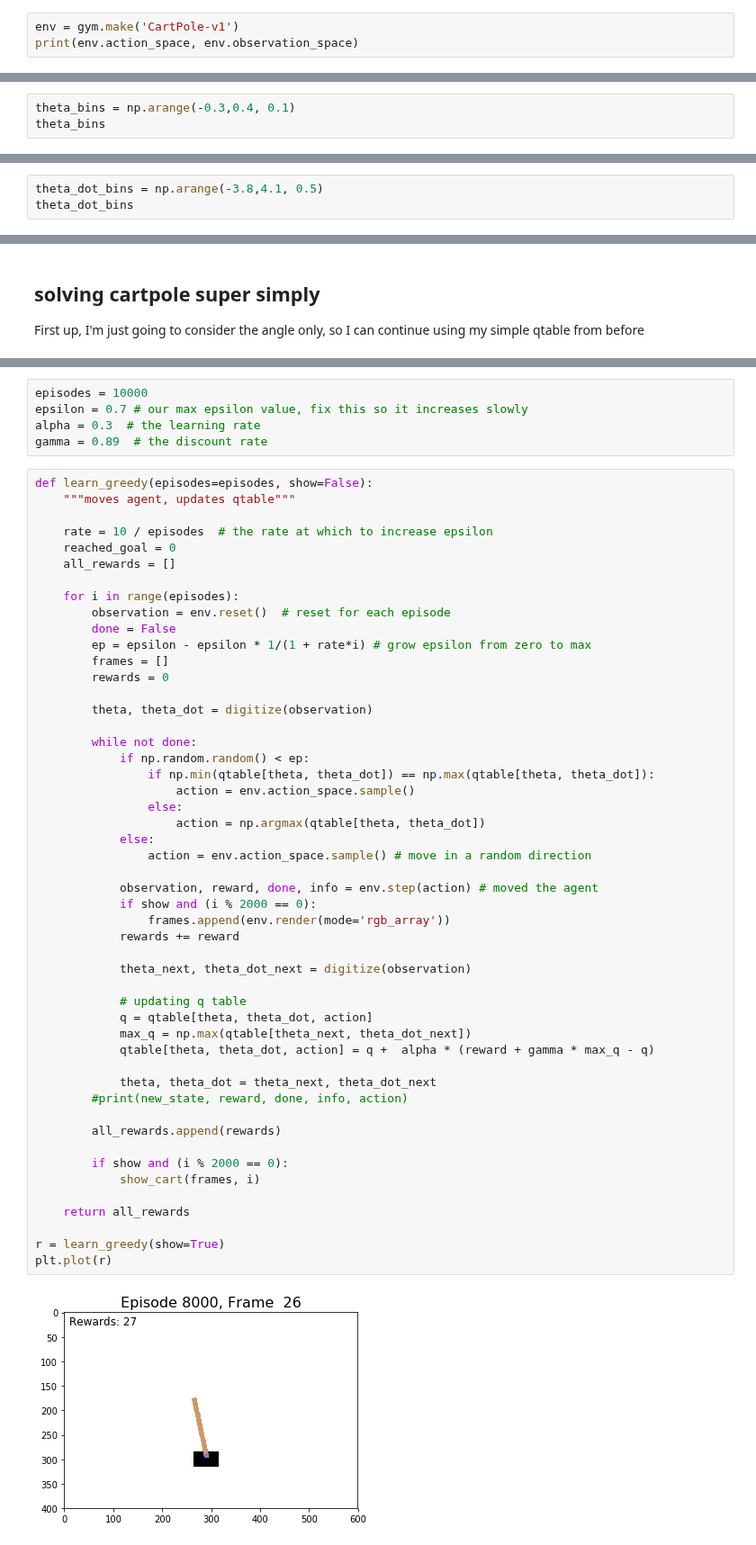
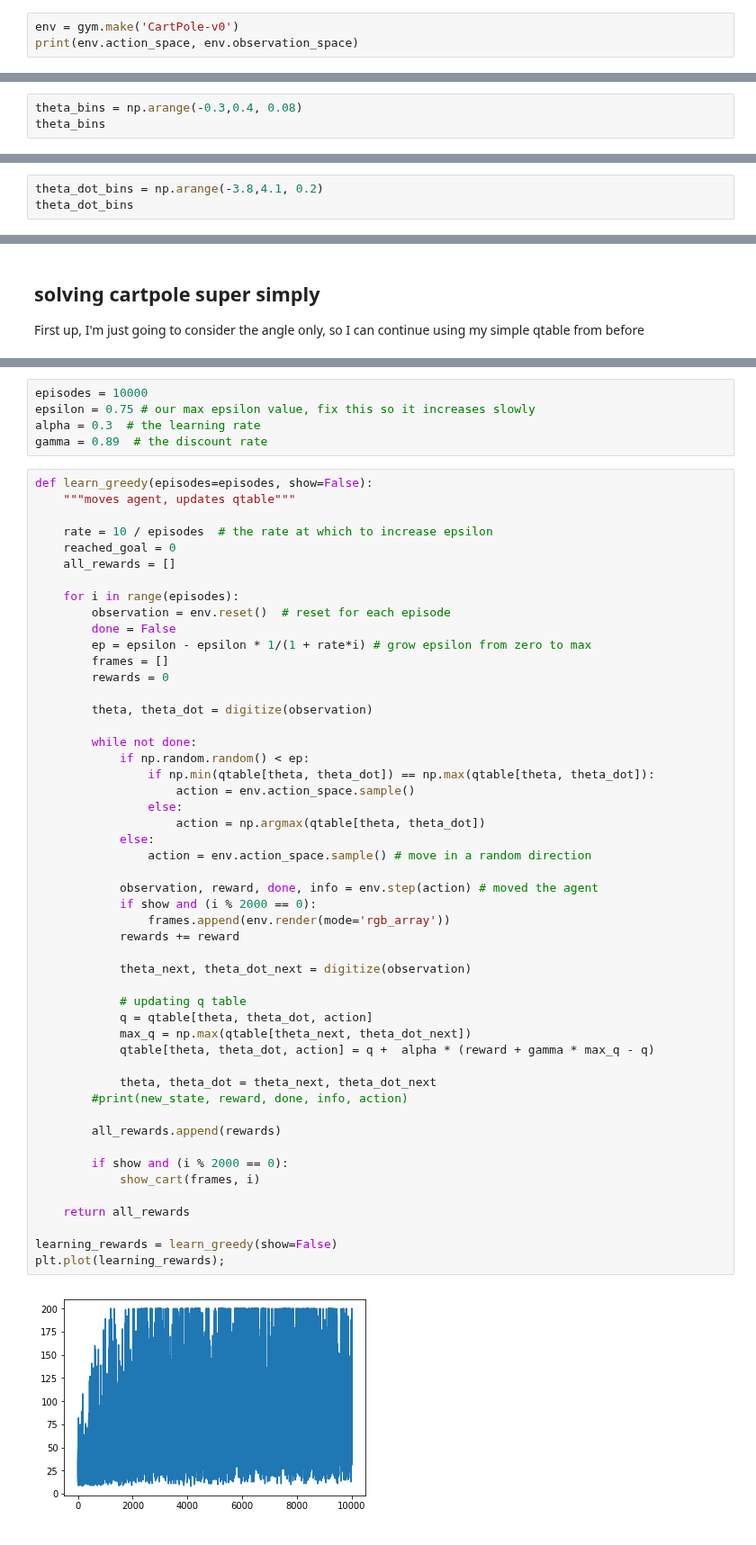
Before and after one commit to khalido/starai, a Jupyter notebook: notebooks/cartpole.ipynb, the cells around one changed output, grey strips where cells are left out. Shown at 90% size. Saved outputs shown, nothing was run; the diff lists cells and outputs as text.

```diff
--- a/notebooks/cartpole.ipynb
+++ b/notebooks/cartpole.ipynb
@@ -21,7 +21,7 @@ OpenAI's [cartpole problem](https://gym.openai.com/envs/CartPole-v1/):
 
 At every time step, you can observe its position (x), velocity (x_dot), angle (theta), and angular velocity (theta_dot). These are the observable states of this world. At any state, the cart only has two possible actions: move to the left or move to the right.
 # %%
-env = gym.make('CartPole-v1')
+env = gym.make('CartPole-v0')
 print(env.action_space, env.observation_space)
 # %% [output]
 WARN: gym.spaces.Box autodetected dtype as <class 'numpy.float32'>. Please provide explicit dtype.
@@ -87,6 +86,6 @@ plt.legend()
 # %% [markdown]
 Its clear that the the range is pretty small. So I'm going to digitize the bins like so:
 # %%
-theta_bins = np.arange(-0.3,0.4, 0.1)
+theta_bins = np.arange(-0.3,0.4, 0.08)
 theta_bins
 # %% [output]
@@ -95,4 +93,4 @@ array([-3.00000000e-01, -2.00000000e-01, -1.00000000e-01,  5.55111512e-17,
 # %%
-theta_dot_bins = np.arange(-3.8,4.1, 0.5)
+theta_dot_bins = np.arange(-3.8,4.1, 0.2)
 theta_dot_bins
 # %% [output]
@@ -115,6 +121,6 @@ qtable.shape
 # %%
 episodes = 10000
-epsilon = 0.7 # our max epsilon value, fix this so it increases slowly
+epsilon = 0.75 # our max epsilon value, fix this so it increases slowly
 alpha = 0.3  # the learning rate
 gamma = 0.89  # the discount rate
 # %%
@@ -139,33 +145,33 @@ def learn_greedy(episodes=episodes, show=False):
                 if np.min(qtable[theta, theta_dot]) == np.max(qtable[theta, theta_dot]):
                     action = env.action_space.sample()
                 else:
                     action = np.argmax(qtable[theta, theta_dot])
             else:
                 action = env.action_space.sample() # move in a random direction
 
             observation, reward, done, info = env.step(action) # moved the agent
             if show and (i % 2000 == 0):
                 frames.append(env.render(mode='rgb_array'))
             rewards += reward
 
             theta_next, theta_dot_next = digitize(observation)
 
             # updating q table
             q = qtable[theta, theta_dot, action]
             max_q = np.max(qtable[theta_next, theta_dot_next])
             qtable[theta, theta_dot, action] = q +  alpha * (reward + gamma * max_q - q)
 
             theta, theta_dot = theta_next, theta_dot_next
         #print(new_state, reward, done, info, action)
 
         all_rewards.append(rewards)
 
         if show and (i % 2000 == 0):
             show_cart(frames, i)
 
     return all_rewards
 
-r = learn_greedy(show=True)
-plt.plot(r)
+learning_rewards = learn_greedy(show=False)
+plt.plot(learning_rewards);
 # %% [output]
-[figure, old version]
+[figure, new version]
```
Also changed, not shown: parts of 10 cells of this notebook.
